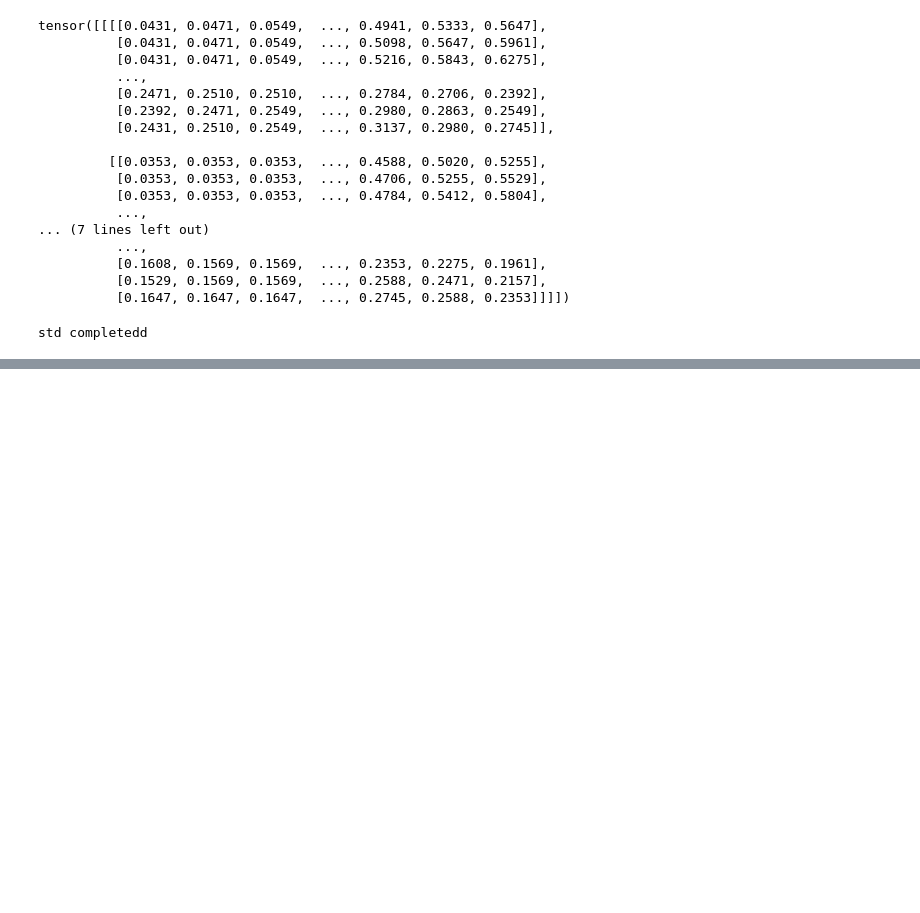
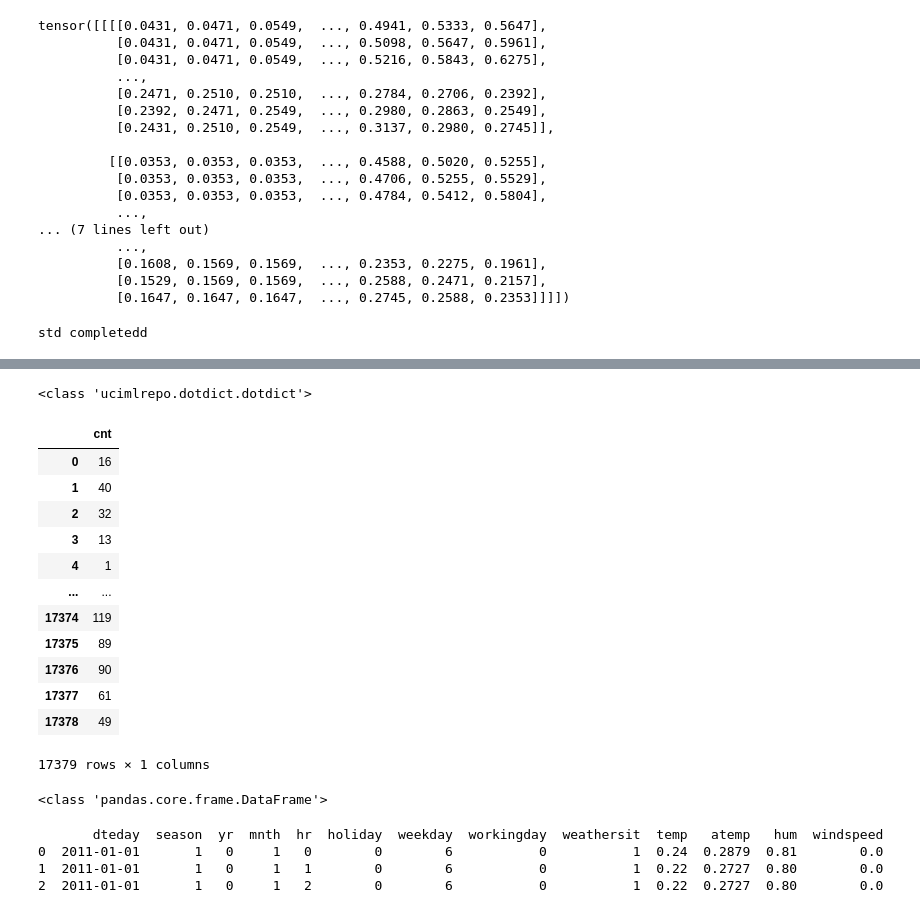
Before and after one commit to Khesorw/neural_network_from_scratch, a Jupyter notebook: data.ipynb, the cells around one changed output, grey strips where cells are left out. Cells and saved outputs as stored; diff of their text form; code cells hidden in the pictures; blank space fills up the shorter version.

```diff
--- a/data.ipynb
+++ b/data.ipynb
@@ -125,0 +201,15 @@ std completedd
+# %%
+from ucimlrepo import fetch_ucirepo
+
+# fetch dataset
+bike_sharing = fetch_ucirepo(id=275)
+
+# data (as pandas dataframes)
+X = bike_sharing.data.features
+y = bike_sharing.data.targets
+
+# metadata
+print(bike_sharing.metadata)
+
+# variable information
+print(bike_sharing.variables)
@@ -125,0 +234,31 @@ std completedd
+# %%
+X
+# %% [output]
+<class 'ucimlrepo.dotdict.dotdict'>
+# %%
+y
+# %% [output]
+|  | cnt |
+| 0 | 16 |
+| 1 | 40 |
+| 2 | 32 |
+| 3 | 13 |
+| 4 | 1 |
+| ... | ... |
+| 17374 | 119 |
+| 17375 | 89 |
+| 17376 | 90 |
+| 17377 | 61 |
+| 17378 | 49 |
+17379 rows × 1 columns
+# %%
+print(type(X))
+# %% [output]
+<class 'pandas.core.frame.DataFrame'>
+# %%
+print(X[:3].to_string())
+# %% [output]
+       dteday  season  yr  mnth  hr  holiday  weekday  workingday  weathersit  temp   atemp   hum  windspeed
+0  2011-01-01       1   0     1   0        0        6           0           1  0.24  0.2879  0.81        0.0
+1  2011-01-01       1   0     1   1        0        6           0           1  0.22  0.2727  0.80        0.0
+2  2011-01-01       1   0     1   2        0        6           0           1  0.22  0.2727  0.80        0.0
```
Also changed, not shown: parts of 16 cells of this notebook, 2 other files.
